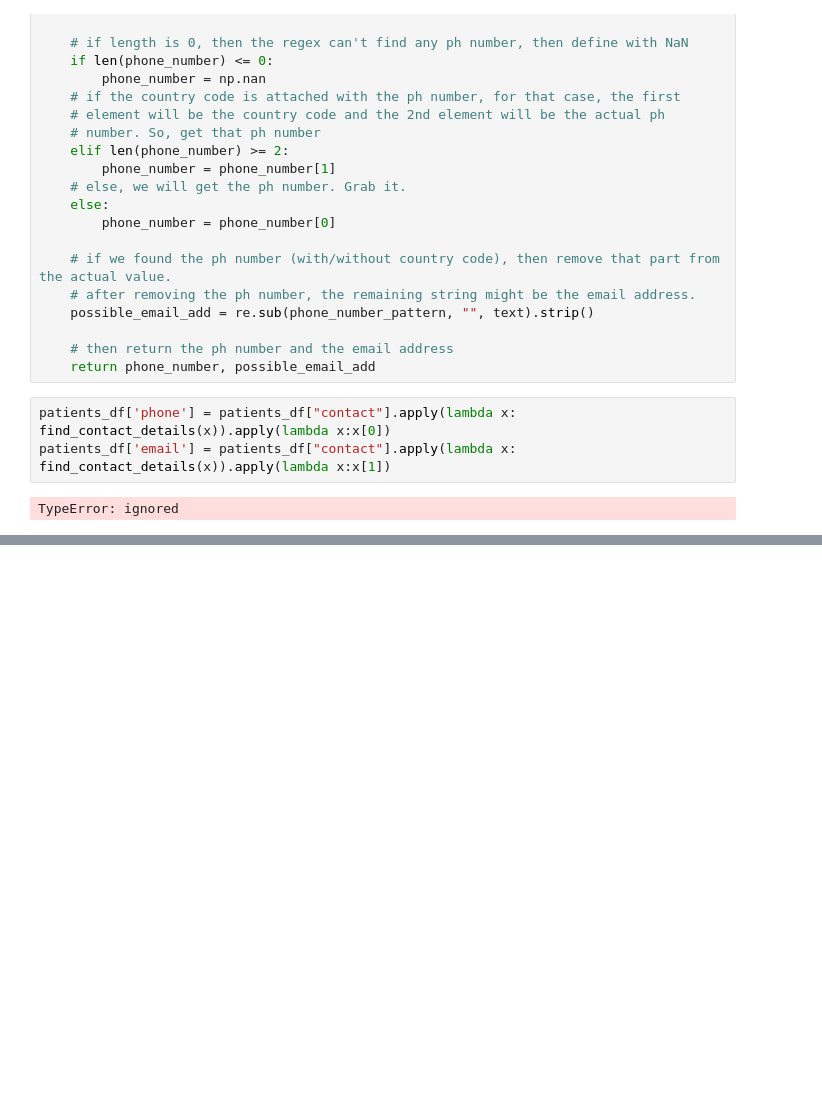
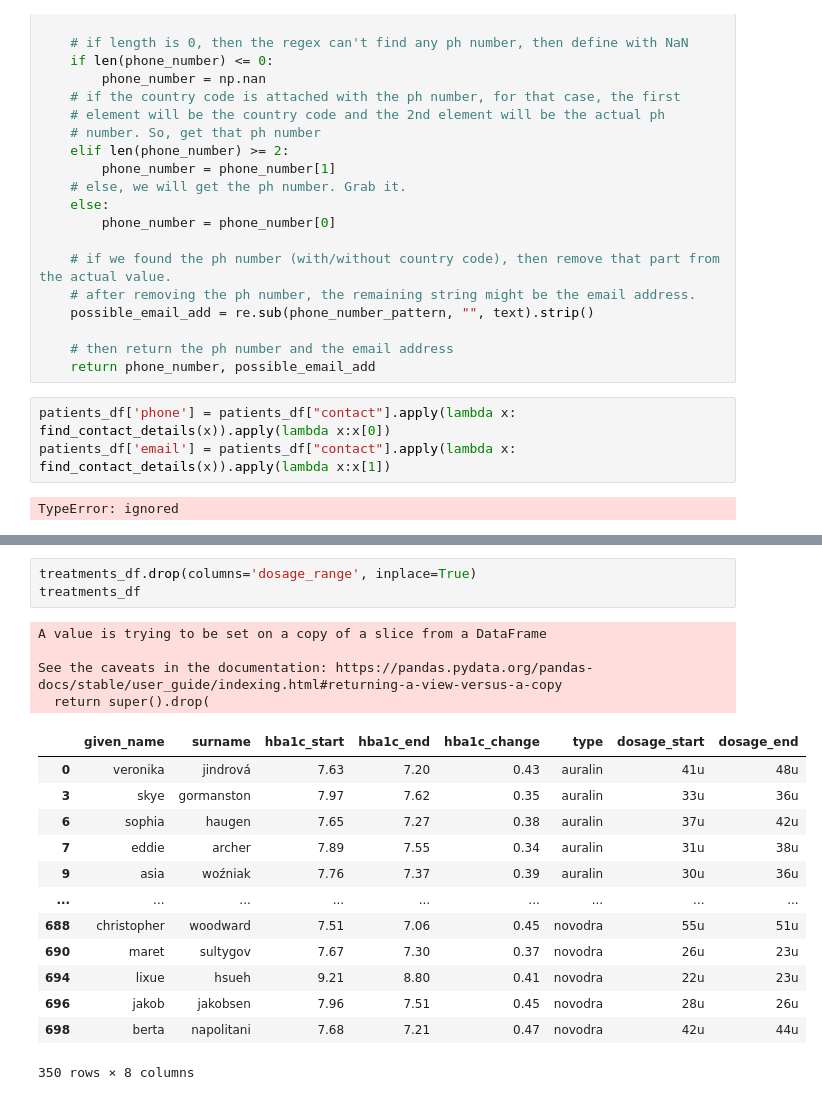
Before and after one commit to AzadMehedi/Data-Wrangling, a Jupyter notebook: data_accessing_&_cleaning.ipynb, the cells around one changed output, grey strips where cells are left out. Saved outputs shown, nothing was run; the diff lists cells and outputs as text; blank space fills up the shorter version.

```diff
--- a/data_accessing_&_cleaning.ipynb
+++ b/data_accessing_&_cleaning.ipynb
@@ -594,0 +716,21 @@ TypeError: ignored
+# %%
+treatments_df.drop(columns='dosage_range', inplace=True)
+treatments_df
+# %% [output]
+A value is trying to be set on a copy of a slice from a DataFrame
+
+See the caveats in the documentation: https://pandas.pydata.org/pandas-docs/stable/user_guide/indexing.html#returning-a-view-versus-a-copy
+  return super().drop(
+|  | given_name | surname | hba1c_start | hba1c_end | hba1c_change | type | dosage_start | dosage_end |
+| 0 | veronika | jindrová | 7.63 | 7.20 | 0.43 | auralin | 41u | 48u |
+| 3 | skye | gormanston | 7.97 | 7.62 | 0.35 | auralin | 33u | 36u |
+| 6 | sophia | haugen | 7.65 | 7.27 | 0.38 | auralin | 37u | 42u |
+| 7 | eddie | archer | 7.89 | 7.55 | 0.34 | auralin | 31u | 38u |
+| 9 | asia | woźniak | 7.76 | 7.37 | 0.39 | auralin | 30u | 36u |
+| ... | ... | ... | ... | ... | ... | ... | ... | ... |
+| 688 | christopher | woodward | 7.51 | 7.06 | 0.45 | novodra | 55u | 51u |
+| 690 | maret | sultygov | 7.67 | 7.30 | 0.37 | novodra | 26u | 23u |
+| 694 | lixue | hsueh | 9.21 | 8.80 | 0.41 | novodra | 22u | 23u |
+| 696 | jakob | jakobsen | 7.96 | 7.51 | 0.45 | novodra | 28u | 26u |
+| 698 | berta | napolitani | 7.68 | 7.21 | 0.47 | novodra | 42u | 44u |
+350 rows × 8 columns
```
Also changed, not shown: parts of 15 cells of this notebook.
